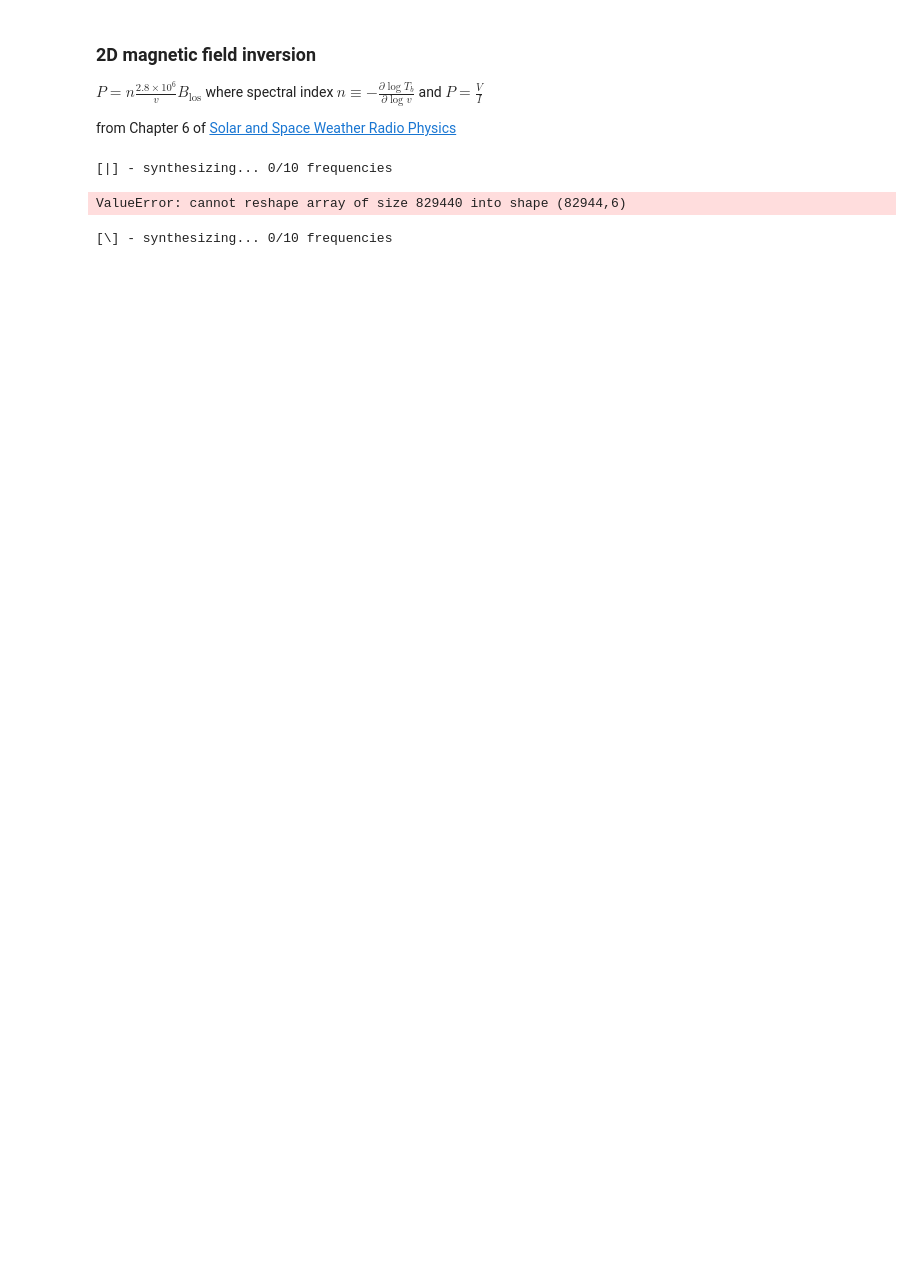
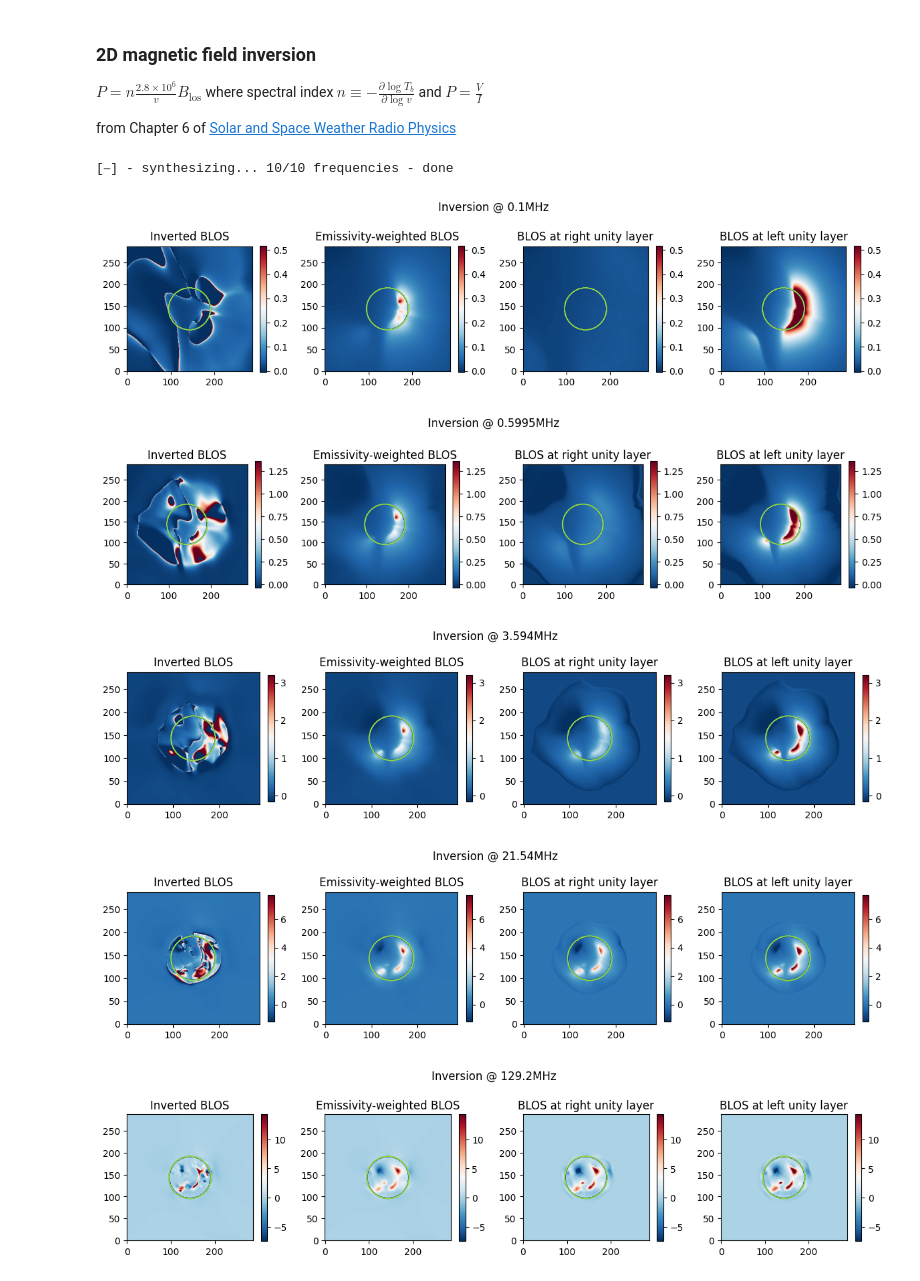
Before and after one commit to underpig1/pysolrad, a Jupyter notebook: full-disk-synthesis.ipynb, the cells around one changed output. Cells and saved outputs as stored; diff of their text form; code cells hidden in the pictures; blank space fills up the shorter version.

```diff
--- a/full-disk-synthesis.ipynb
+++ b/full-disk-synthesis.ipynb
@@ -167,37 +180,40 @@ $P=n\frac{2.8\times 10^6}{v}B_{\text{los}}$ where spectral index $n\equiv -\frac
 
 from Chapter 6 of [Solar and Space Weather Radio Physics](https://drive.google.com/file/d/1nPEj6RIKA_eOtnwODCnCgedhT0LWunM2/view)
 # %%
-from importlib import reload
-reload(pysolrad)
 freq_range = np.logspace(5, 12, 10) # frequencies to sample
-images = pysolrad.synthesize_range(rays, freq_range)
-inverted_blos_collection = pysolrad.invert_blos(images)
-blos_at_unity_collection = pysolrad.get_quantity_at_unity(rays, 'blos', images)
-
-for idx in range(len(images)):
-    fig, axs = plt.subplots(1, 4, figsize=(12, 3))
-    inverted_blos = inverted_blos_collection[idx]
-    blos_at_unity = blos_at_unity_collection[idx]
-    im0 = axs[0].imshow(inverted_blos.reshape(*yya.shape), origin='lower', cmap='RdBu_r', vmax=blos_at_unity.max(), vmin=blos_at_unity.min())
-    axs[0].set_title(f"Inverted BLOS")
-    fig.colorbar(im0, ax=axs[0], shrink=0.8)
-    axs[0].contour(mask_ondisk, linewidths=1)
-    im1 = axs[1].imshow(blos_at_unity.reshape(*yya.shape), origin='lower', cmap='RdBu_r')
-    axs[1].set_title(f"Emissivity-weighted BLOS")
-    axs[1].contour(mask_ondisk, linewidths=1)
-    fig.colorbar(im1, ax=axs[1], shrink=0.8)
-    im2 = axs[2].imshow(blos_at_unity.right.reshape(*yya.shape), origin='lower', cmap='RdBu_r')
-    axs[2].set_title(f"BLOS at right unity layer")
-    axs[2].contour(mask_ondisk, linewidths=1)
-    fig.colorbar(im2, ax=axs[2], shrink=0.8)
-    im3 = axs[3].imshow(blos_at_unity.left.reshape(*yya.shape), origin='lower', cmap='RdBu_r')
-    axs[3].set_title(f"BLOS at left unity layer")
-    axs[3].contour(mask_ondisk, linewidths=1)
-    fig.colorbar(im3, ax=axs[3], shrink=0.8)
-    plt.suptitle(f"Inversion @ {str(pysolrad.Quantity(images.v[idx], 'Hz').to('MHz'))}")
-    plt.tight_layout()
-    plt.show()
+images = pysolrad.synthesize_range(rays, freq_range).reshape(*yya.shape) # reshaping ImageCollection reshapes all of its images
+inverted_blos_collection = pysolrad.invert_blos(images).reshape(10, *yya.shape) # first axis is frequencies
+blos_at_unity_collection = pysolrad.get_quantity_at_unity(rays, 'blos', images).reshape(10, *yya.shape)
 # %% [output]
-[|] - synthesizing... 0/10 frequencies
+[⎯] - synthesizing... 10/10 frequencies - done
-ValueError: cannot reshape array of size 829440 into shape (82944,6)
-[\] - synthesizing... 0/10 frequencies
+# %%
+for idx in range(len(images)):
+    fig, axs = plt.subplots(1, 4, figsize=(12, 3))
+    inverted_blos = inverted_blos_collection[idx]
+    blos_at_unity = blos_at_unity_collection[idx]
+    weighted_blos = images[idx].weighted_blos
+    im0 = axs[0].imshow(inverted_blos, origin='lower', cmap='RdBu_r', vmax=weighted_blos.max(), vmin=weighted_blos.min())
+    axs[0].set_title(f"Inverted BLOS")
+    fig.colorbar(im0, ax=axs[0], shrink=0.8)
+    axs[0].contour(mask_ondisk, linewidths=1)
+    im1 = axs[1].imshow(weighted_blos, origin='lower', cmap='RdBu_r', vmax=weighted_blos.max(), vmin=weighted_blos.min())
+    axs[1].set_title(f"Emissivity-weighted BLOS")
+    axs[1].contour(mask_ondisk, linewidths=1)
+    fig.colorbar(im1, ax=axs[1], shrink=0.8)
+    im2 = axs[2].imshow(blos_at_unity_collection[idx].right, origin='lower', cmap='RdBu_r', vmax=weighted_blos.max(), vmin=weighted_blos.min())
+    axs[2].set_title(f"BLOS at right unity layer")
+    axs[2].contour(mask_ondisk, linewidths=1)
+    fig.colorbar(im2, ax=axs[2], shrink=0.8)
+    im3 = axs[3].imshow(blos_at_unity_collection[idx].left, origin='lower', cmap='RdBu_r', vmax=weighted_blos.max(), vmin=weighted_blos.min())
+    axs[3].set_title(f"BLOS at left unity layer")
+    axs[3].contour(mask_ondisk, linewidths=1)
+    fig.colorbar(im3, ax=axs[3], shrink=0.8)
+    plt.suptitle(f"Inversion @ {str(pysolrad.Quantity(images.v[idx], 'Hz').to('MHz'))}")
+    plt.tight_layout()
+    plt.show()
+# %% [output]
+[figure, added]
+[figure, added]
+[figure, added]
+[figure, added]
+[figure, added]
```
Also changed, not shown: parts of 4 cells of this notebook, 3 other files.
